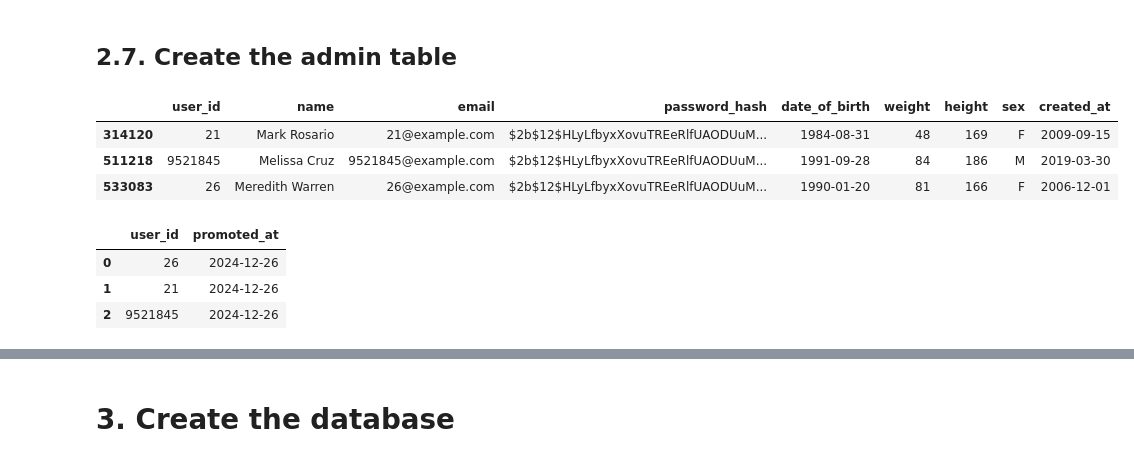
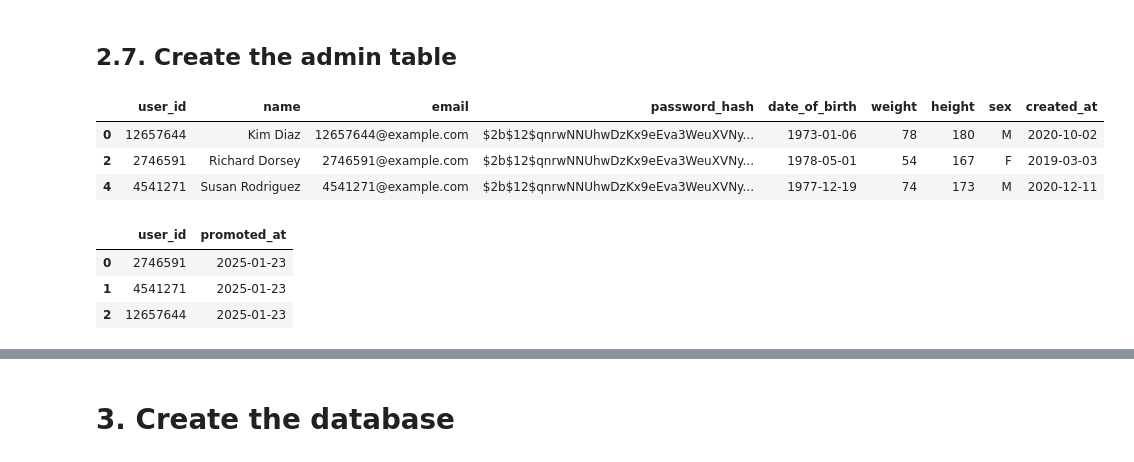
Before and after one commit to gilbd/DBS-BIUW25, a Jupyter notebook: populate_the_db.ipynb, the cells around one changed output, grey strips where cells are left out. Cells and saved outputs as stored; diff of their text form; code cells hidden in the pictures.

```diff
--- a/populate_the_db.ipynb
+++ b/populate_the_db.ipynb
@@ -734,13 +746,13 @@ follows_df.head()
 # %% [markdown]
 ## 2.7. Create the admin table
 # %%
-ADMIN_IDS = [26, 21, 9521845]
+ADMIN_IDS = [2746591, 4541271, 12657644]
 user_df[user_df["user_id"].isin(ADMIN_IDS)]
 # %% [output]
 |  | user_id | name | email | password_hash | date_of_birth | weight | height | sex | created_at |
-| 314120 | 21 | Mark Rosario | 21@example.com | $2b$12$HLyLfbyxXovuTREeRlfUAODUuM... | 1984-08-31 | 48 | 169 | F | 2009-09-15 |
-| 511218 | 9521845 | Melissa Cruz | 9521845@example.com | $2b$12$HLyLfbyxXovuTREeRlfUAODUuM... | 1991-09-28 | 84 | 186 | M | 2019-03-30 |
-| 533083 | 26 | Meredith Warren | 26@example.com | $2b$12$HLyLfbyxXovuTREeRlfUAODUuM... | 1990-01-20 | 81 | 166 | F | 2006-12-01 |
+| 0 | 12657644 | Kim Diaz | 12657644@example.com | $2b$12$qnrwNNUhwDzKx9eEva3WeuXVNy... | 1973-01-06 | 78 | 180 | M | 2020-10-02 |
+| 2 | 2746591 | Richard Dorsey | 2746591@example.com | $2b$12$qnrwNNUhwDzKx9eEva3WeuXVNy... | 1978-05-01 | 54 | 167 | F | 2019-03-03 |
+| 4 | 4541271 | Susan Rodriguez | 4541271@example.com | $2b$12$qnrwNNUhwDzKx9eEva3WeuXVNy... | 1977-12-19 | 74 | 173 | M | 2020-12-11 |
 # %%
 # Now create the admin table - columns are user_id, date_promoted (today)
 admin_df = pd.DataFrame(
@@ -750,9 +762,9 @@ admin_df.to_csv("admin.csv", index=False)
 admin_df.head()
 # %% [output]
 |  | user_id | promoted_at |
-| 0 | 26 | 2024-12-26 |
-| 1 | 21 | 2024-12-26 |
-| 2 | 9521845 | 2024-12-26 |
+| 0 | 2746591 | 2025-01-23 |
+| 1 | 4541271 | 2025-01-23 |
+| 2 | 12657644 | 2025-01-23 |
 # %%
 admin_df = pd.read_csv("admin.csv")
 admin_df.head()
```
Also changed, not shown: parts of 51 cells of this notebook, 12 other files.
